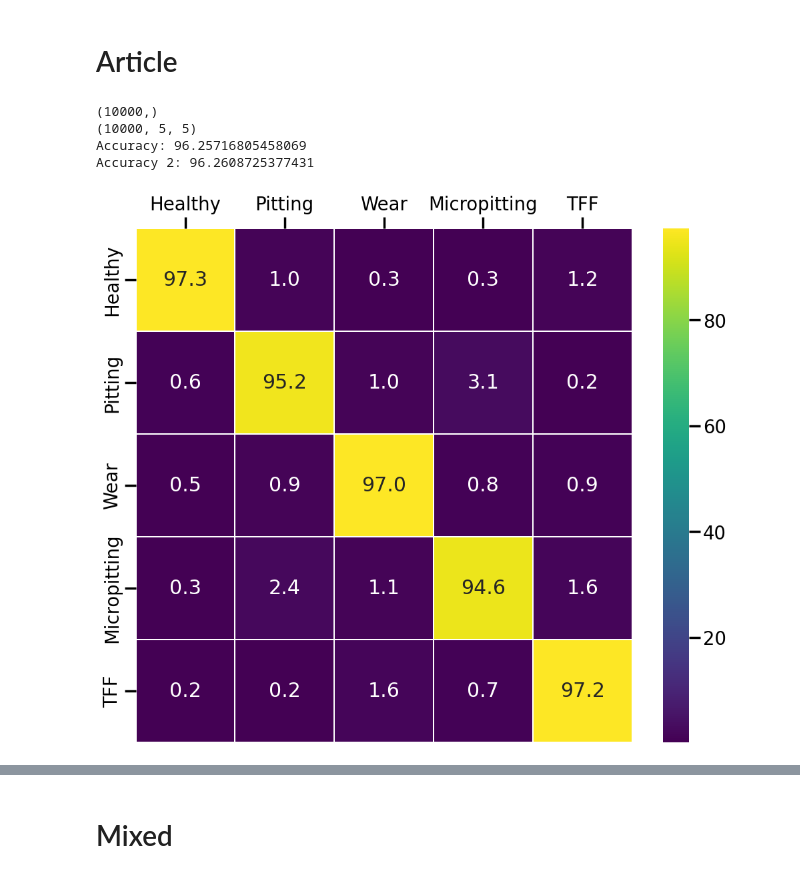
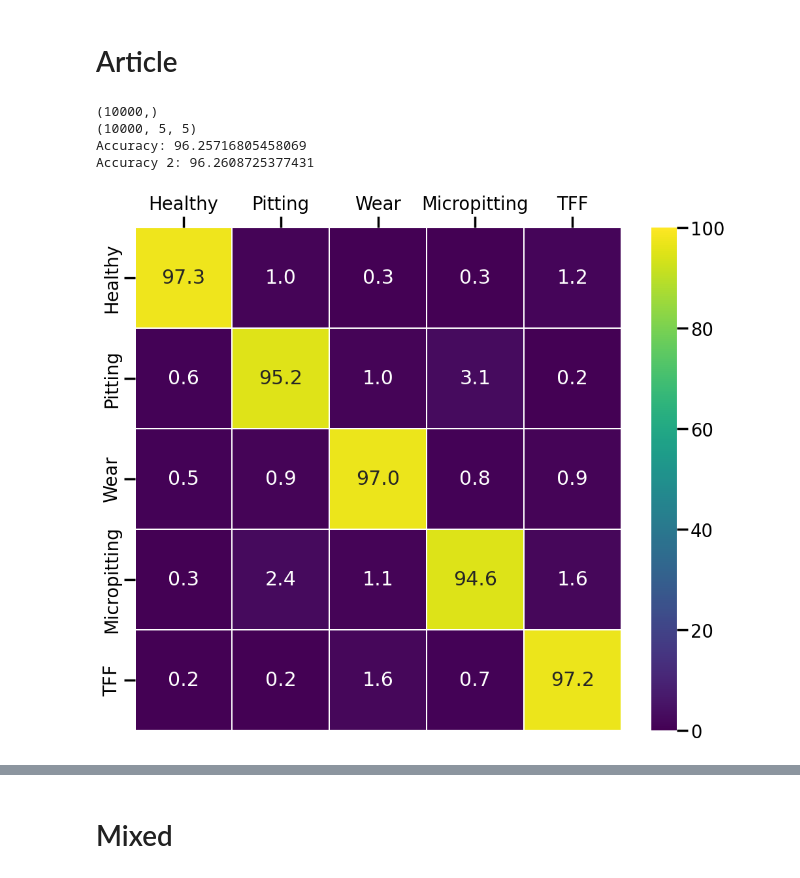
Before and after one commit to 4llu/rapid-deployment, a Jupyter notebook: reports/processed/rapid_classification_results.ipynb, the cells around one changed output, grey strips where cells are left out. Saved outputs shown, nothing was run; the diff lists cells and outputs as text; code cells hidden in the pictures.

```diff
--- a/reports/processed/rapid_classification_results.ipynb
+++ b/reports/processed/rapid_classification_results.ipynb
@@ -7,3 +7,6 @@ import numpy as np
 import seaborn as sns
 # %%
 sns.set_context("poster", font_scale=0.9)
+plt.rcParams["svg.fonttype"] = "none"
+
+print(sns.color_palette().as_hex())
@@ -27,34 +45,37 @@ categories = ["Healthy", "Pitting", "Wear", "Micropitting", "TFF"]
 
 # print()
 # print(data["cfs"][0].shape)
 # print(data["cfs"][1])
 # print(data["cfs"][1].sum(axis=0))
 # raise
 
 cf = data["cfs"].sum(axis=0)
 cf = cf / cf.sum(axis=1) * 100
 print("Accuracy 2:", np.diag(cf).mean())  # Verifiation
 
 fig, axs = plt.subplots(figsize=(12, 10))
 
 g = sns.heatmap(
     cf,
     annot=True,
     fmt=".1f",
     linewidth=0.3,
     xticklabels=categories,
     yticklabels=categories,
+    vmin=0,
+    vmax=100,
     cmap="viridis",
 )
 
 axs.xaxis.set_ticks_position("top")
 axs.xaxis.set_label_position("top")
+plt.savefig("images/RC_AGFD_T1_CF.svg")
 # %% [output]
 (10000,)
 (10000, 5, 5)
 Accuracy: 96.25716805458069
 Accuracy 2: 96.2608725377431
-[figure, old version]
+[figure, new version]
 # %%
 data = joblib.load(
     os.path.join(
```
Also changed, not shown: parts of 9 cells of this notebook, 3 other files.
